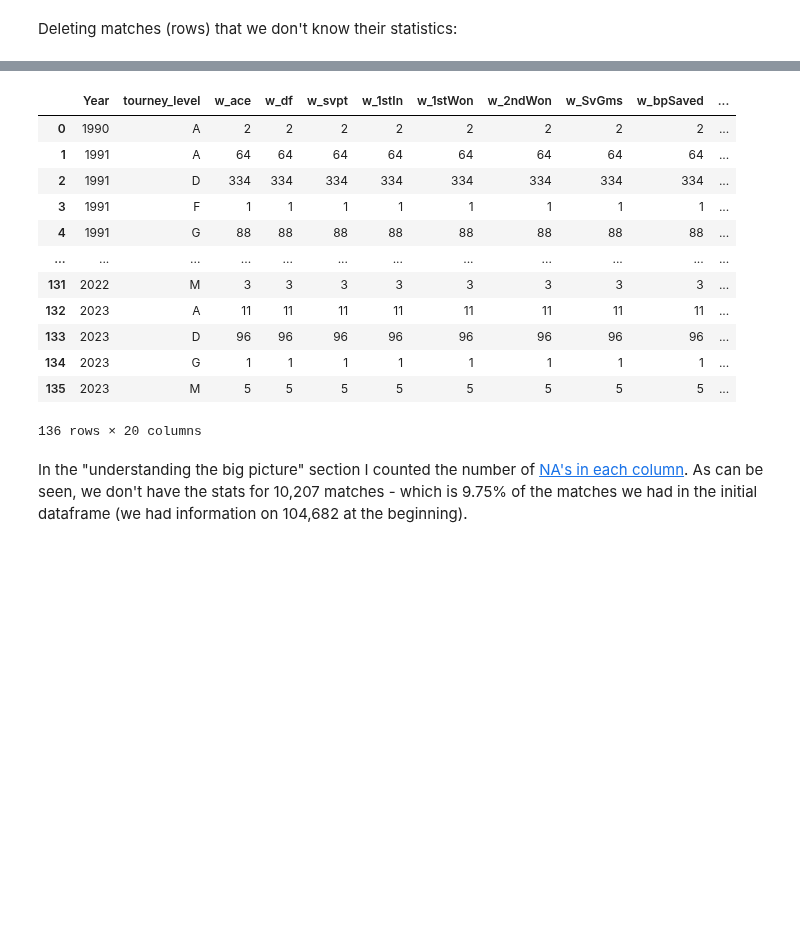
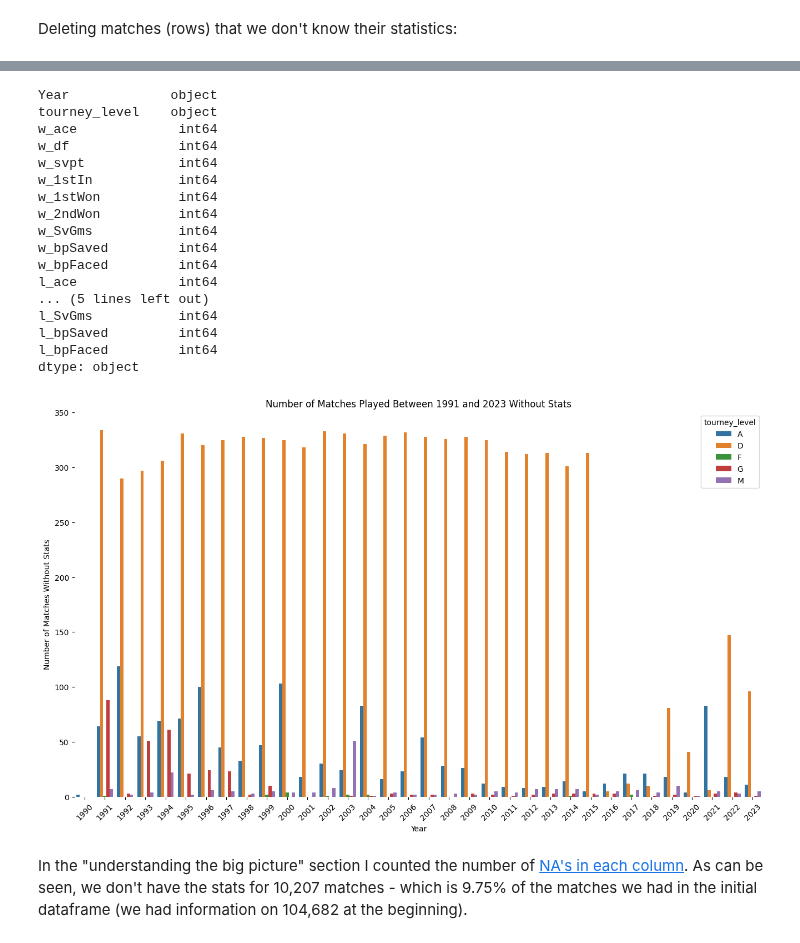
Before and after one commit to YoavWeller/Tennis_Analysis, a Jupyter notebook: tennis_analysis.ipynb, the cells around one changed output, grey strips where cells are left out. Saved outputs shown, nothing was run; the diff lists cells and outputs as text; code cells hidden in the pictures; blank space fills up the shorter version.

Commit message:
Update tennis_analysis.ipynb
Creating a plot to depict the missing data

```diff
--- a/tennis_analysis.ipynb
+++ b/tennis_analysis.ipynb
@@ -164,19 +88,44 @@ matches_without_stats_df.head(10)
 # %%
-matches_without_stats_df.groupby(by=["Year", "tourney_level"], as_index=False)[match_stats_columns_names].apply(lambda x: x.isna().sum())
+number_of_NA_by_Year_and_tourney_level_df = matches_without_stats_df.groupby(by=["Year", "tourney_level"], as_index=False)[match_stats_columns_names].apply(lambda x: x.isna().sum())
+number_of_NA_by_Year_and_tourney_level_df.dtypes
 # %% [output]
-|  | Year | tourney_level | w_ace | w_df | w_svpt | w_1stIn | w_1stWon | w_2ndWon | w_SvGms | w_bpSaved | ... |
-| 0 | 1990 | A | 2 | 2 | 2 | 2 | 2 | 2 | 2 | 2 | ... |
-| 1 | 1991 | A | 64 | 64 | 64 | 64 | 64 | 64 | 64 | 64 | ... |
-| 2 | 1991 | D | 334 | 334 | 334 | 334 | 334 | 334 | 334 | 334 | ... |
-| 3 | 1991 | F | 1 | 1 | 1 | 1 | 1 | 1 | 1 | 1 | ... |
-| 4 | 1991 | G | 88 | 88 | 88 | 88 | 88 | 88 | 88 | 88 | ... |
-| ... | ... | ... | ... | ... | ... | ... | ... | ... | ... | ... | ... |
-| 131 | 2022 | M | 3 | 3 | 3 | 3 | 3 | 3 | 3 | 3 | ... |
-| 132 | 2023 | A | 11 | 11 | 11 | 11 | 11 | 11 | 11 | 11 | ... |
-| 133 | 2023 | D | 96 | 96 | 96 | 96 | 96 | 96 | 96 | 96 | ... |
-| 134 | 2023 | G | 1 | 1 | 1 | 1 | 1 | 1 | 1 | 1 | ... |
-| 135 | 2023 | M | 5 | 5 | 5 | 5 | 5 | 5 | 5 | 5 | ... |
-136 rows × 20 columns
+Year             object
+tourney_level    object
+w_ace             int64
+w_df              int64
+w_svpt            int64
+w_1stIn           int64
+w_1stWon          int64
+w_2ndWon          int64
+w_SvGms           int64
+w_bpSaved         int64
+w_bpFaced         int64
+l_ace             int64
+... (5 lines left out)
+l_SvGms           int64
+l_bpSaved         int64
+l_bpFaced         int64
+dtype: object
+# %%
+# Creating the plot
+plt.figure(figsize=(16, 9))
+NA_by_year_and_tourney_level_barplot = sns.barplot(data=number_of_NA_by_Year_and_tourney_level_df, x="Year", y="w_ace", hue="tourney_level")
+
+# Removing the frame
+sns.despine(left=True, bottom=True)
+
+# Rotating tick labels of the X axis
+plt.xticks(rotation=45)
+
+# Titles
+NA_by_year_and_tourney_level_barplot.set_xlabel("Year")
+NA_by_year_and_tourney_level_barplot.set_ylabel("Number of Matches Without Stats")
+NA_by_year_and_tourney_level_barplot.set_title("Number of Matches Played Between 1991 and 2023 Without Stats")
+
+# Showing the plot
+plt.show()
+# %% [output]
+[figure, added]
 # %%
 combined_df.dropna(subset=match_stats_columns_names, inplace=True)
 
```
Also changed, not shown: parts of 8 cells of this notebook.
